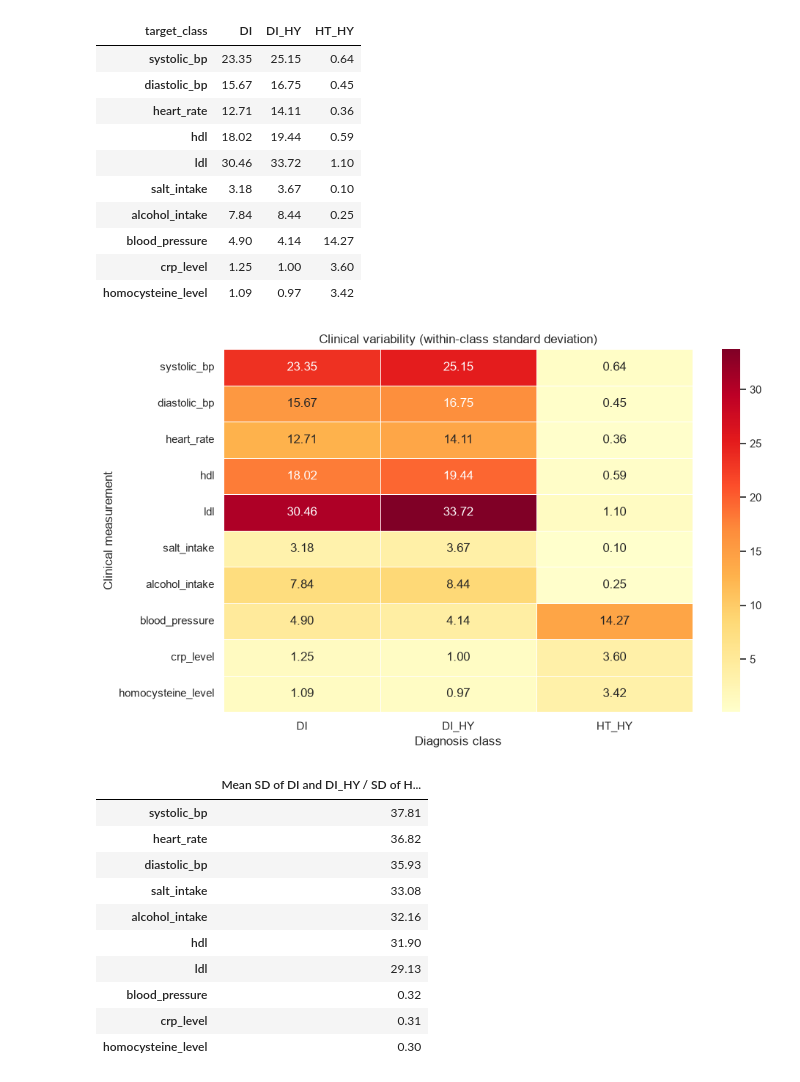
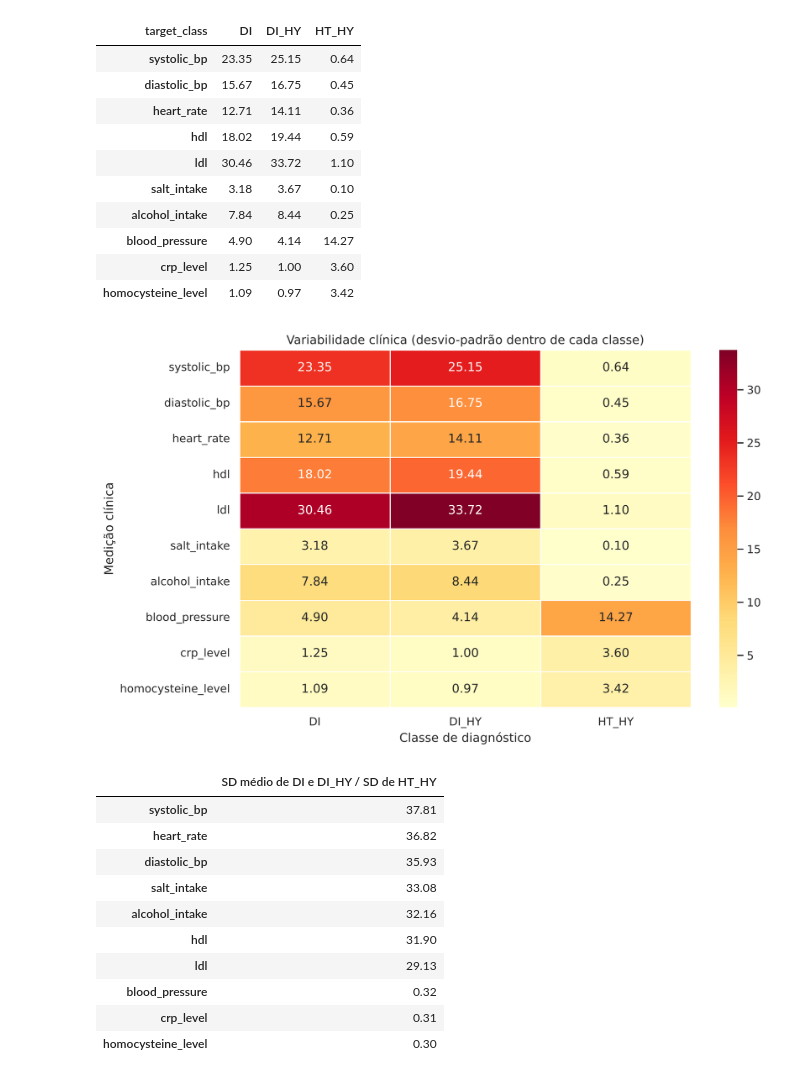
Before and after one commit to LadyCiaradh/APRAU_1131504_1250515_1220638, a Jupyter notebook: notebooks/APRAU_Group26.ipynb, the cells around one changed output. Cells and saved outputs as stored; diff of their text form; code cells hidden in the pictures.

```diff
--- a/notebooks/APRAU_Group26.ipynb
+++ b/notebooks/APRAU_Group26.ipynb
@@ -309,32 +315,33 @@ display(Markdown('''**Interpretation.** The boxplots reveal how patient measurem
 # %%
 clinical_features = [
     'systolic_bp','diastolic_bp','heart_rate','hdl','ldl',
     'salt_intake','alcohol_intake','blood_pressure','crp_level','homocysteine_level'
 ]
 class_std = df.groupby('target_class', observed=True)[clinical_features].std().T
 display(class_std.round(2))
 fig, ax = plt.subplots(figsize=(10, 6))
 sns.heatmap(class_std, annot=True, fmt='.2f', cmap='YlOrRd', linewidths=.4, ax=ax)
-ax.set(title='Clinical variability (within-class standard deviation)', xlabel='Diagnosis class', ylabel='Clinical measurement')
+ax.set(title='Variabilidade clínica (desvio-padrão dentro de cada classe)',
+       xlabel='Classe de diagnóstico', ylabel='Medição clínica')
 plt.tight_layout(); plt.show()
 other_classes = [c for c in class_std if c != 'HT_HY']
 sd_ratio = (class_std[other_classes].mean(axis=1) / class_std['HT_HY']).sort_values(ascending=False)
-display(sd_ratio.rename('Mean SD of DI and DI_HY / SD of HT_HY').to_frame().round(2))
-display(Markdown(f'''**Interpretation.** The within-class standard deviation of `systolic_bp` is **{class_std.loc['systolic_bp','HT_HY']:.2f}** in `HT_HY`, compared with **{class_std.loc['systolic_bp','DI']:.2f}** in `DI` and **{class_std.loc['systolic_bp','DI_HY']:.2f}** in `DI_HY`. Several other clinical features show similarly compressed dispersion in `HT_HY`, while `blood_pressure`, `crp_level` and `homocysteine_level` exhibit the reverse pattern. Such heterogeneity may reflect source-specific measurement, transformation or imputation; its cause cannot be established from this CSV alone. It raises concerns about LDA's shared-covariance assumption and about generalisation beyond the supplied cohort. Unusually low *within-class* variance is distinct from a globally constant feature and is not itself sufficient reason to drop a predictor.'''))
+display(sd_ratio.rename('SD médio de DI e DI_HY / SD de HT_HY').to_frame().round(2))
+display(Markdown(f'''**Interpretação.** O desvio-padrão do `systolic_bp` dentro da classe `HT_HY` e de **{class_std.loc['systolic_bp','HT_HY']:.2f}**, contra **{class_std.loc['systolic_bp','DI']:.2f}** em `DI` e **{class_std.loc['systolic_bp','DI_HY']:.2f}** em `DI_HY`. Várias outras medições clínicas mostram a mesma compressão em `HT_HY`, enquanto `blood_pressure`, `crp_level` e `homocysteine_level` apresentam o padrão inverso. A secção 2.2.1 identifica a origem desta heterogeneidade: o dataset contém duas sub-populações disjuntas, e a dispersão comprimida é uma propriedade daquela que contém todos os pacientes `HT_HY`. Isto levanta reservas quanto ao pressuposto de covariância comum do LDA e quanto a generalização para fora desta amostra. Uma variância invulgarmente baixa *dentro de uma classe* e coisa diferente de uma variável globalmente constante, e não e por si razão suficiente para remover um preditor.'''))
 # %% [output]
 | target_class | DI | DI_HY | HT_HY |
 | systolic_bp | 23.35 | 25.15 | 0.64 |
 | diastolic_bp | 15.67 | 16.75 | 0.45 |
 | heart_rate | 12.71 | 14.11 | 0.36 |
 | hdl | 18.02 | 19.44 | 0.59 |
 | ldl | 30.46 | 33.72 | 1.10 |
 | salt_intake | 3.18 | 3.67 | 0.10 |
 | alcohol_intake | 7.84 | 8.44 | 0.25 |
 | blood_pressure | 4.90 | 4.14 | 14.27 |
 | crp_level | 1.25 | 1.00 | 3.60 |
 | homocysteine_level | 1.09 | 0.97 | 3.42 |
-[figure, old version]
+[figure, new version]
-|  | Mean SD of DI and DI_HY / SD of H... |
+|  | SD médio de DI e DI_HY / SD de HT_HY |
 | systolic_bp | 37.81 |
 | heart_rate | 36.82 |
 | diastolic_bp | 35.93 |
```
Also changed, not shown: parts of 57 cells of this notebook, 2 other files.
